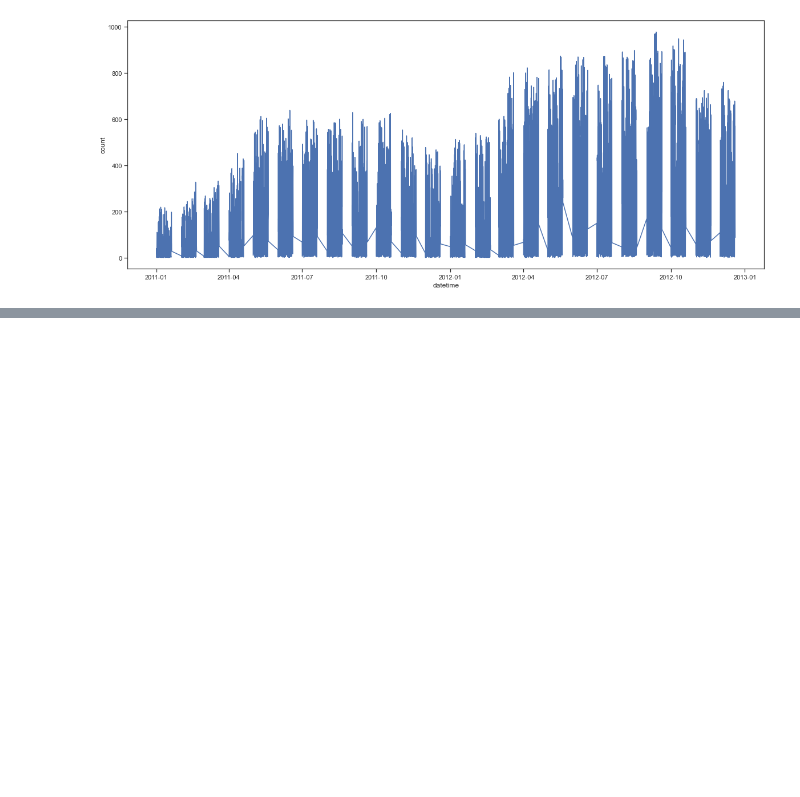
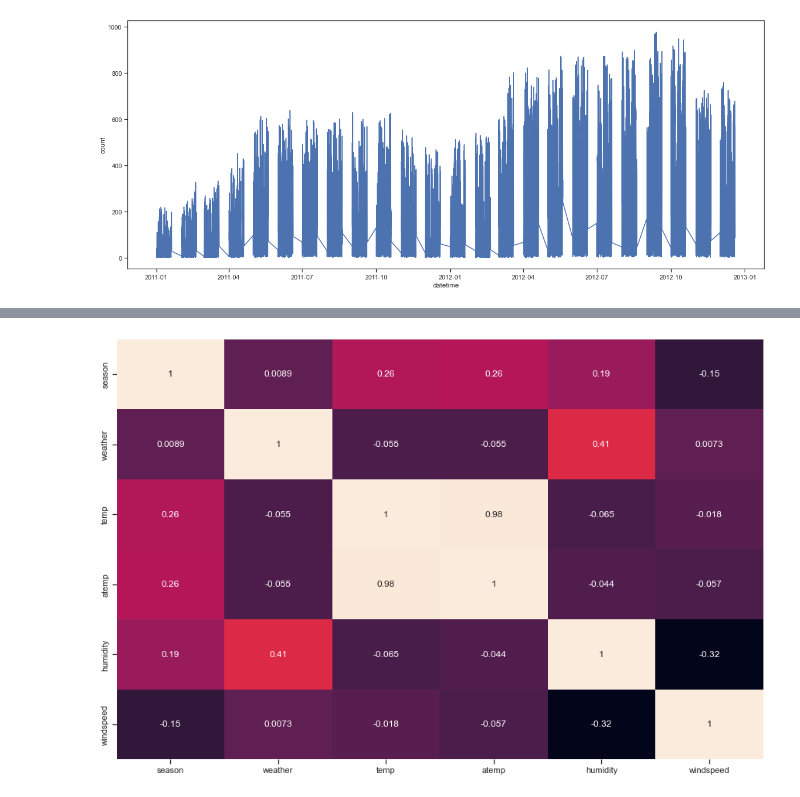
Before and after one commit to RosiNantis/Projects_from_Spiced_personal, a Jupyter notebook: week_3/spiced_encounters/3.1.date_time_pandas/bike_kag_intro.ipynb, the cells around one changed output, grey strips where cells are left out. Saved outputs shown, nothing was run; the diff lists cells and outputs as text; code cells hidden in the pictures; blank space fills up the shorter version.

```diff
--- a/week_3/spiced_encounters/3.1.date_time_pandas/bike_kag_intro.ipynb
+++ b/week_3/spiced_encounters/3.1.date_time_pandas/bike_kag_intro.ipynb
@@ -140,0 +217,7 @@ KeyError: 'count'
+# %%
+hmp = bikes[['season', 'weather', 'temp','atemp','humidity','windspeed']].copy()
+plt.figure(figsize=(15,10))
+sns.heatmap(hmp.corr(),annot = True,cbar = False)
+sns.set(font_scale=5)
+# %% [output]
+[figure, added]
```
Also changed, not shown: parts of 36 cells of this notebook, 7 other files.
